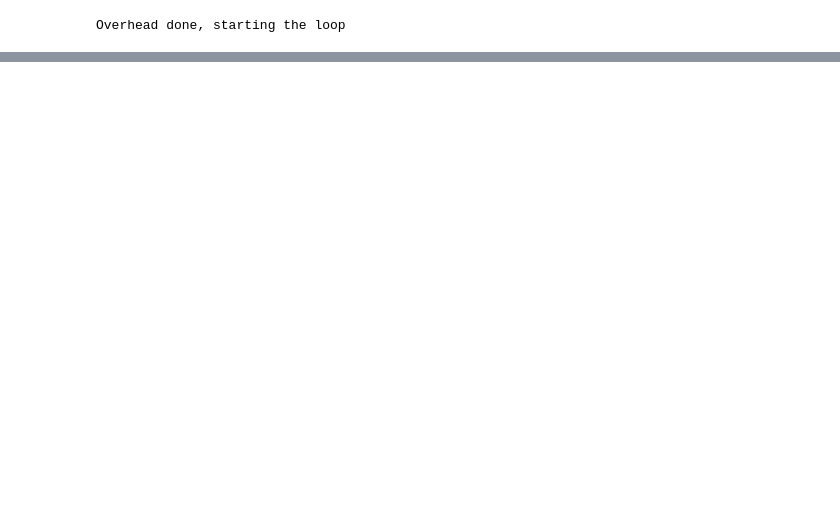
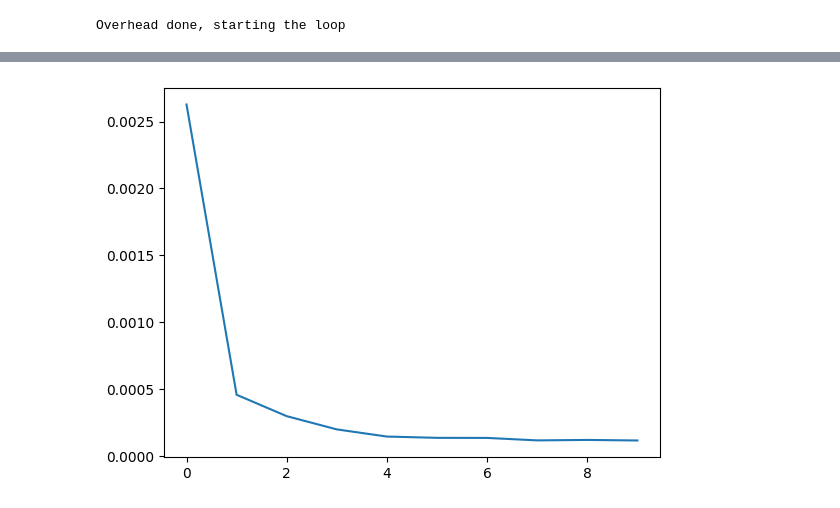
Before and after one commit to m7415/deep_learning_3MI, a Jupyter notebook: FPST.ipynb, the cells around one changed output, grey strips where cells are left out. Drawn from its saved outputs; the diff is of its cells as text; code cells hidden in the pictures; blank space fills up the shorter version.

```diff
--- a/FPST.ipynb
+++ b/FPST.ipynb
@@ -115 +134,7 @@ fpsts_64 = fpsts_64 / np.max(fpsts_64)
+# %%
+# Plot the history
+plt.plot(history.history['loss'], label='train')
+plt.show()
+# %% [output]
+[figure, added]
 # %%
```
Also changed, not shown: parts of 28 cells of this notebook, 3 other files.
